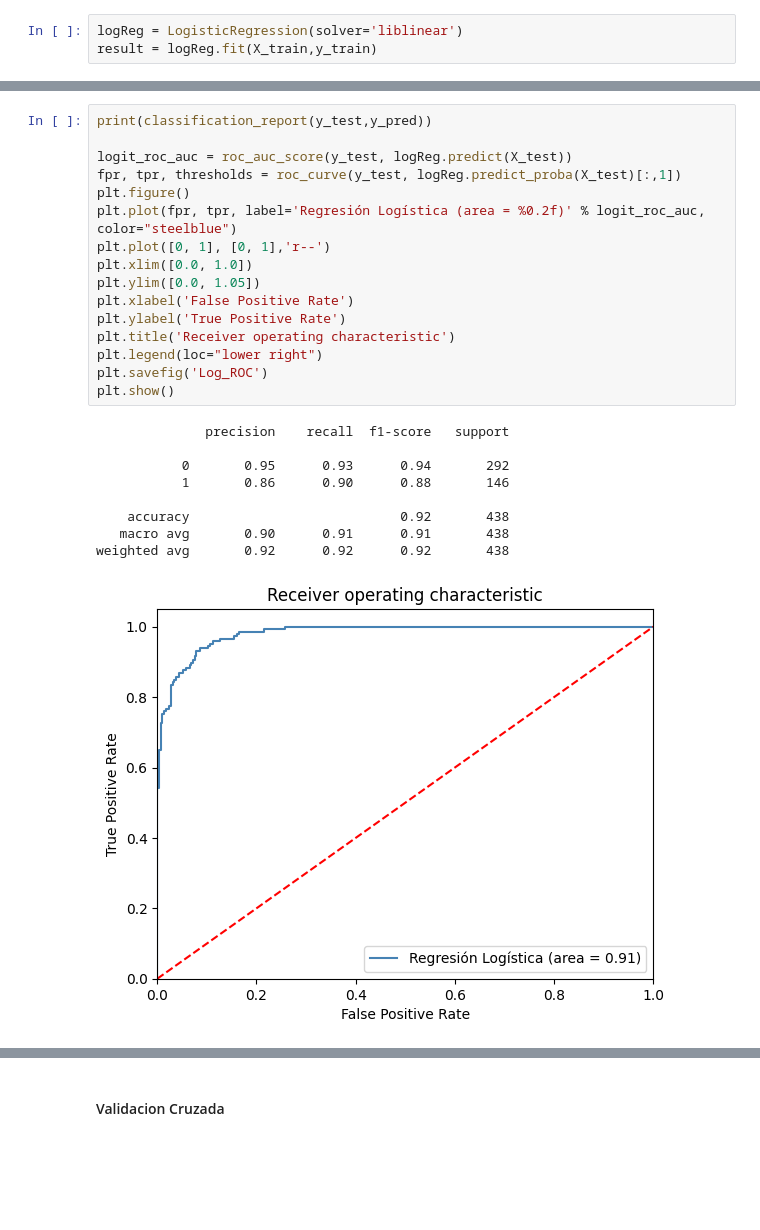
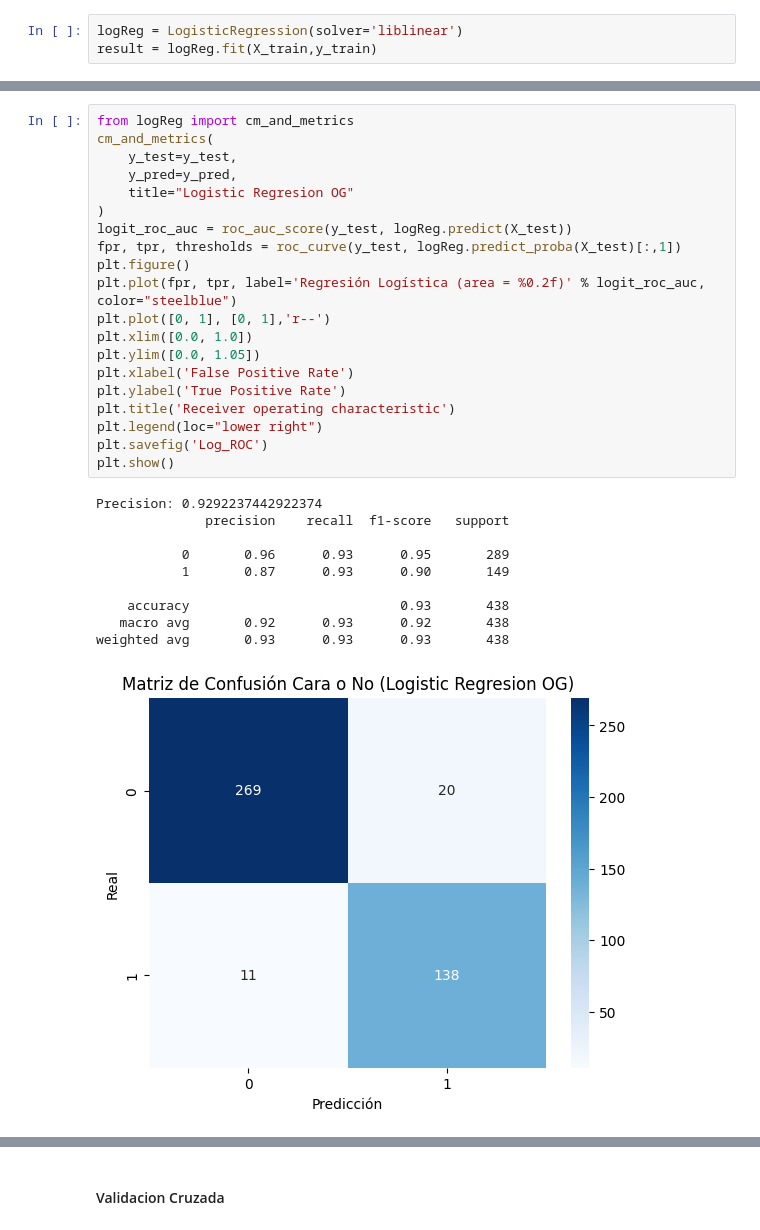
Before and after one commit to DiegoDuaS/LogisticRegression, a Jupyter notebook: actividades.ipynb, the cells around one changed output, grey strips where cells are left out. Saved outputs shown, nothing was run; the diff lists cells and outputs as text; blank space fills up the shorter version.

```diff
--- a/actividades.ipynb
+++ b/actividades.ipynb
@@ -409,26 +409,31 @@ Accuracy of logistic regression classifier on test set: 0.92
 # %%
-print(classification_report(y_test,y_pred))
-
+from logReg import cm_and_metrics
+cm_and_metrics(
+    y_test=y_test,
+    y_pred=y_pred,
+    title="Logistic Regresion OG"
+)
 logit_roc_auc = roc_auc_score(y_test, logReg.predict(X_test))
 fpr, tpr, thresholds = roc_curve(y_test, logReg.predict_proba(X_test)[:,1])
 plt.figure()
 plt.plot(fpr, tpr, label='Regresión Logística (area = %0.2f)' % logit_roc_auc, color="steelblue")
 plt.plot([0, 1], [0, 1],'r--')
 plt.xlim([0.0, 1.0])
 plt.ylim([0.0, 1.05])
 plt.xlabel('False Positive Rate')
 plt.ylabel('True Positive Rate')
 plt.title('Receiver operating characteristic')
 plt.legend(loc="lower right")
 plt.savefig('Log_ROC')
 plt.show()
 # %% [output]
+Precision: 0.9292237442922374
               precision    recall  f1-score   support
 
-           0       0.95      0.93      0.94       292
-           1       0.86      0.90      0.88       146
+           0       0.96      0.93      0.95       289
+           1       0.87      0.93      0.90       149
 
-    accuracy                           0.92       438
-   macro avg       0.90      0.91      0.91       438
-weighted avg       0.92      0.92      0.92       438
+    accuracy                           0.93       438
+   macro avg       0.92      0.93      0.92       438
+weighted avg       0.93      0.93      0.93       438
-[figure, old version]
+[figure, new version]
```
Also changed, not shown: parts of 17 cells of this notebook, 2 other files.
